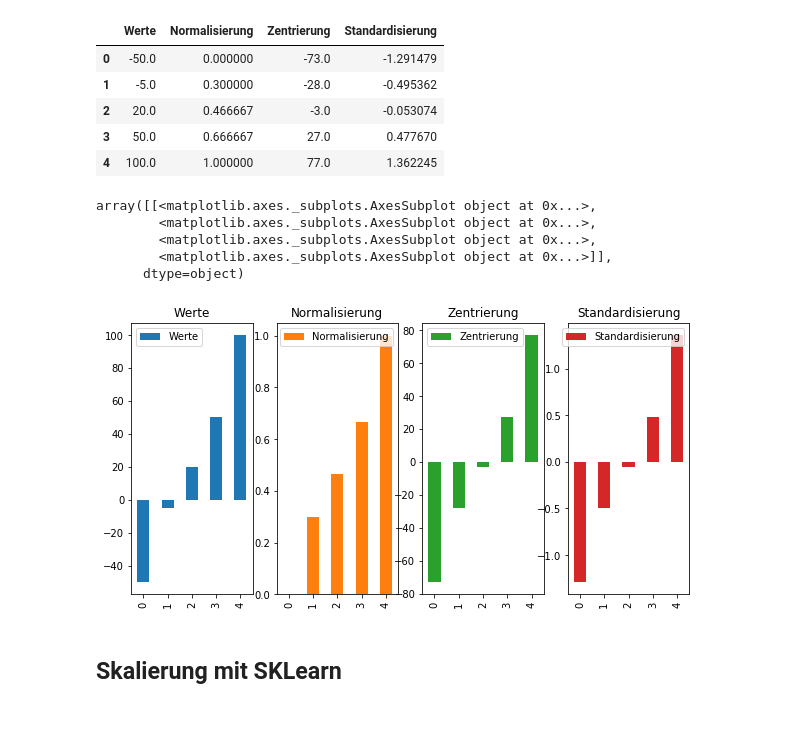
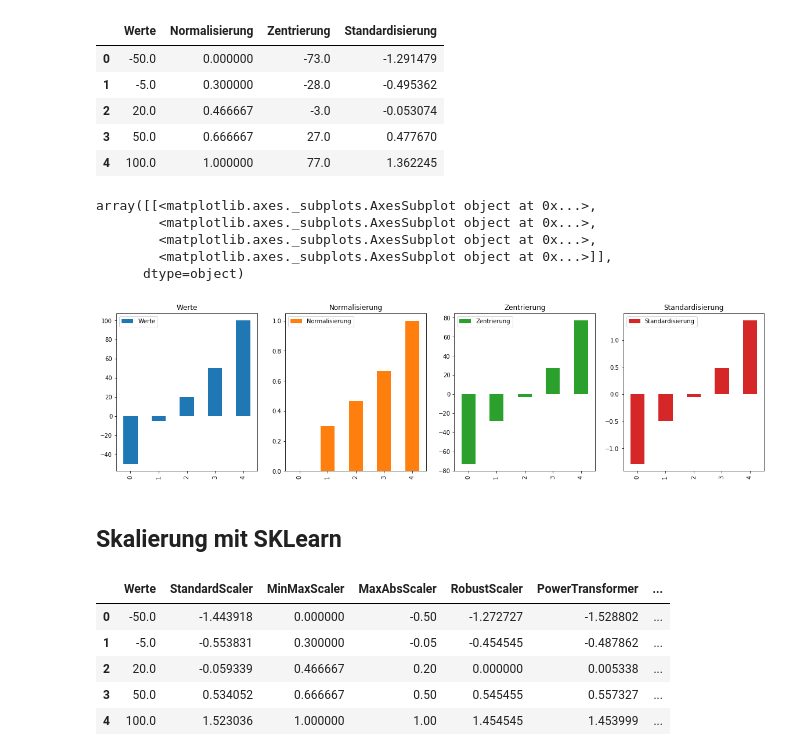
Before and after one commit to VolkmarR/DSIA, a Jupyter notebook: SkalierungNumerischeWerte.ipynb, the cells around one changed output. Drawn from its saved outputs; the diff is of its cells as text; code cells hidden in the pictures; blank space fills up the shorter version.

Commit message:
Fixed plots

```diff
--- a/SkalierungNumerischeWerte.ipynb
+++ b/SkalierungNumerischeWerte.ipynb
@@ -27,11 +27,11 @@ normalisierung = lambda x: (x-x.min()) / (x.max() - x.min())
 zentrierung = lambda x: (x-x.mean())
 standardisierung = lambda x: (x-x.mean()) / x.std()
 # %%
-df2 = pd.DataFrame(df, copy=True)
-df2["Normalisierung"] = columnData.pipe(normalisierung)
-df2["Zentrierung"] = columnData.pipe(zentrierung)
-df2["Standardisierung"] = columnData.pipe(standardisierung)
-df2
+dfMan = pd.DataFrame(df, copy=True)
+dfMan["Normalisierung"] = columnData.pipe(normalisierung)
+dfMan["Zentrierung"] = columnData.pipe(zentrierung)
+dfMan["Standardisierung"] = columnData.pipe(standardisierung)
+dfMan
 # %% [output]
 |  | Werte | Normalisierung | Zentrierung | Standardisierung |
 | 0 | -50.0 | 0.000000 | -73.0 | -1.291479 |
@@ -40,24 +40,31 @@ df2
 | 3 | 50.0 | 0.666667 | 27.0 | 0.477670 |
 | 4 | 100.0 | 1.000000 | 77.0 | 1.362245 |
 # %%
-df2.plot(kind='bar', subplots=True, layout=(1,4), figsize=(10,5), )
+dfMan.plot(kind='bar', subplots=True, layout=(1,4), figsize=(20,5))
 # %% [output]
 array([[<matplotlib.axes._subplots.AxesSubplot object at 0x...>,
         <matplotlib.axes._subplots.AxesSubplot object at 0x...>,
         <matplotlib.axes._subplots.AxesSubplot object at 0x...>,
         <matplotlib.axes._subplots.AxesSubplot object at 0x...>]],
       dtype=object)
-[figure, old version]
+[figure, new version]
 # %% [markdown]
 ## Skalierung mit SKLearn
 # %%
-df2 = pd.DataFrame(df, copy=True)
-df2["StandardScaler"] = pp.StandardScaler().fit_transform(columnData)
-df2["MinMaxScaler"] = pp.MinMaxScaler().fit_transform(columnData)
-df2["MaxAbsScaler"] = pp.MaxAbsScaler().fit_transform(columnData)
-df2["RobustScaler"] = pp.RobustScaler(with_centering=True, with_scaling=True).fit_transform(columnData)
-df2["PowerTransformer"] = pp.PowerTransformer().fit_transform(columnData)
-df2["QuantileTransformer"] = pp.QuantileTransformer().fit_transform(columnData)
-df2["Normalizer"] = pp.Normalizer().fit_transform(columnData)
-df2
+dfSKL = pd.DataFrame(df, copy=True)
+dfSKL["StandardScaler"] = pp.StandardScaler().fit_transform(columnData)
+dfSKL["MinMaxScaler"] = pp.MinMaxScaler().fit_transform(columnData)
+dfSKL["MaxAbsScaler"] = pp.MaxAbsScaler().fit_transform(columnData)
+dfSKL["RobustScaler"] = pp.RobustScaler(with_centering=True, with_scaling=True).fit_transform(columnData)
+dfSKL["PowerTransformer"] = pp.PowerTransformer().fit_transform(columnData)
+dfSKL["QuantileTransformer"] = pp.QuantileTransformer().fit_transform(columnData)
+dfSKL["Normalizer"] = pp.Normalizer().fit_transform(columnData)
+dfSKL
+# %% [output]
+|  | Werte | StandardScaler | MinMaxScaler | MaxAbsScaler | RobustScaler | PowerTransformer | ... |
+| 0 | -50.0 | -1.443918 | 0.000000 | -0.50 | -1.272727 | -1.528802 | ... |
+| 1 | -5.0 | -0.553831 | 0.300000 | -0.05 | -0.454545 | -0.487862 | ... |
+| 2 | 20.0 | -0.059339 | 0.466667 | 0.20 | 0.000000 | 0.005338 | ... |
+| 3 | 50.0 | 0.534052 | 0.666667 | 0.50 | 0.545455 | 0.557327 | ... |
+| 4 | 100.0 | 1.523036 | 1.000000 | 1.00 | 1.454545 | 1.453999 | ... |
 # %%
```
Also changed, not shown: parts of 1 cell of this notebook, 1 other file.
